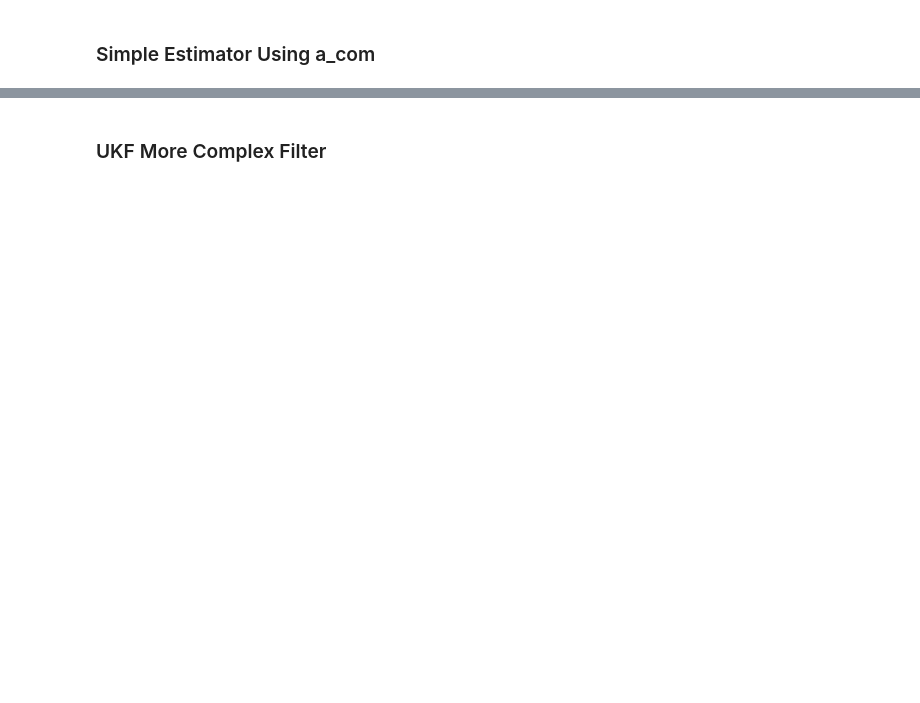
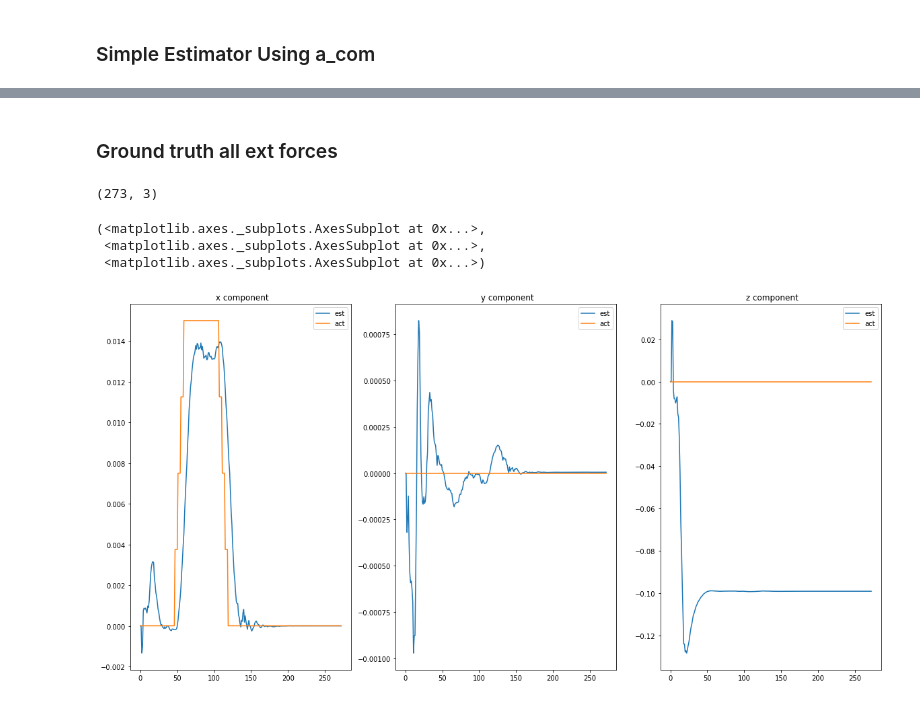
Before and after one commit to partonus/data-analysis, a Jupyter notebook: three_drone_analysis.ipynb, the cells around one changed output, grey strips where cells are left out. Cells and saved outputs as stored; diff of their text form; code cells hidden in the pictures; blank space fills up the shorter version.

```diff
--- a/three_drone_analysis.ipynb
+++ b/three_drone_analysis.ipynb
@@ -234,2 +197,0 @@ plot.plot_vectors(*all_fs, names=DRONES + [BOX])
-# %% [markdown]
-### UKF More Complex Filter
@@ -249,0 +198,18 @@ pykalman.UnscentedKalmanFilter(initial_state_mean=,
+# %% [markdown]
+### Ground truth all ext forces
+# %%
+forces = [0.] * len(processed[DRONES[0]][POSITION][:, 1:])
+for i in range(len(processed[DRONES[0]][POSITION][:, 1:])):
+    forces[i] = sum([processed[d][FD_OBS][i, 1:4] for d in DRONES])
+# %%
+forces = np.array(forces)
+forces.shape
+# %% [output]
+(273, 3)
+# %%
+plot.plot_vectors(forces, processed[BOX][F_HUMAN][:, 1:], names=['est', 'act'])
+# %% [output]
+(<matplotlib.axes._subplots.AxesSubplot at 0x...>,
+ <matplotlib.axes._subplots.AxesSubplot at 0x...>,
+ <matplotlib.axes._subplots.AxesSubplot at 0x...>)
+[figure, added]
```
Also changed, not shown: parts of 12 cells of this notebook, 2 other files.
